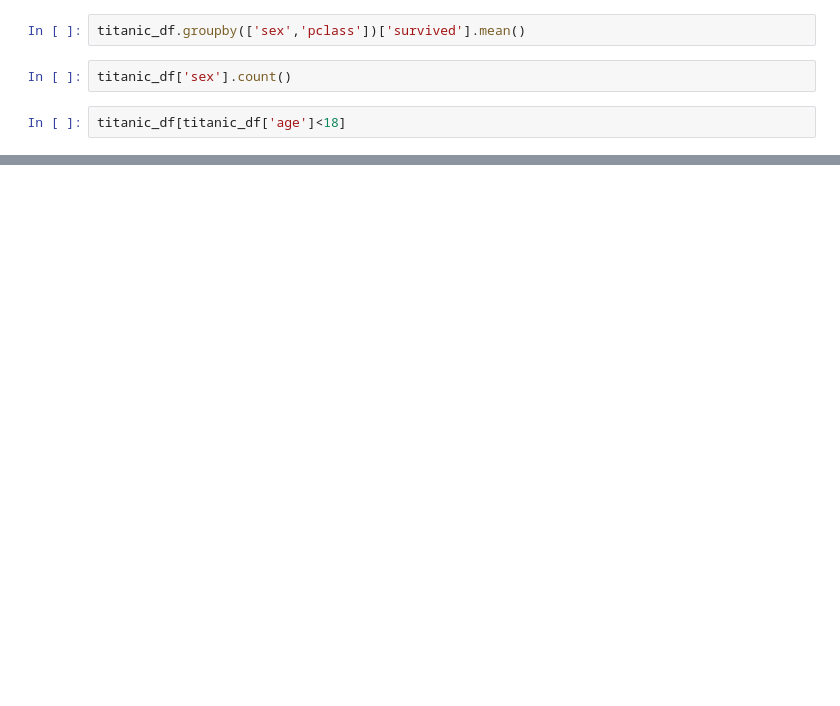
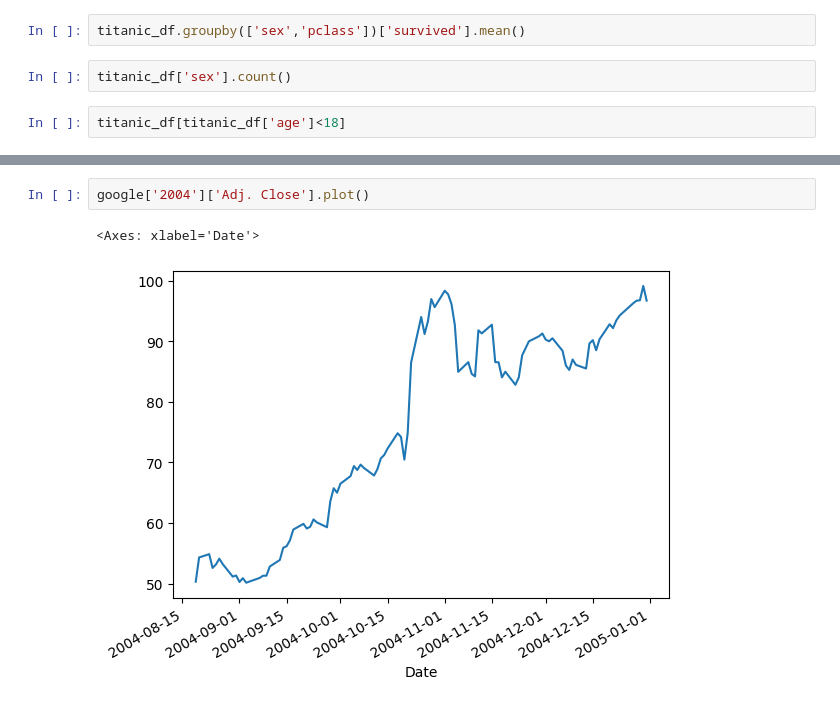
Before and after one commit to nmagee/ds1002, a Jupyter notebook: notebooks/08-pandas-introduction.ipynb, the cells around one changed output, grey strips where cells are left out. Drawn from its saved outputs; the diff is of its cells as text; blank space fills up the shorter version.

```diff
--- a/notebooks/08-pandas-introduction.ipynb
+++ b/notebooks/08-pandas-introduction.ipynb
@@ -34,0 +155,5 @@ titanic_df[titanic_df['age']<18]
+# %%
+google['2004']['Adj. Close'].plot()
+# %% [output]
+<Axes: xlabel='Date'>
+[figure, added]
```
Also changed, not shown: parts of 17 cells of this notebook.
